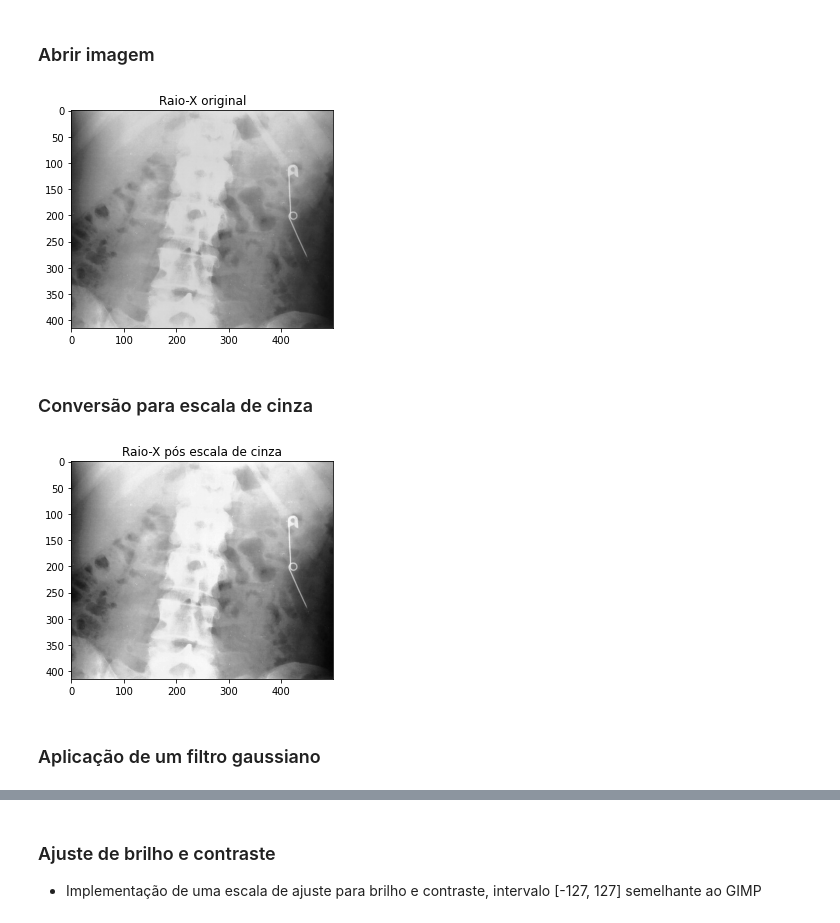
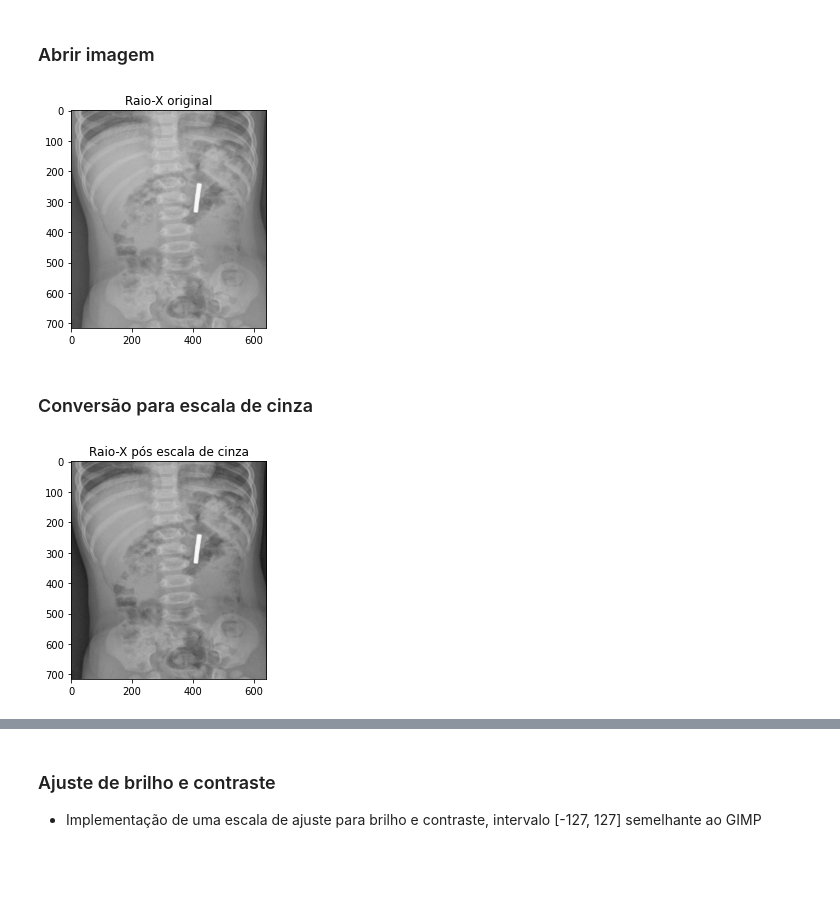
Before and after one commit to Luiz-Cordeiro/Projeto_Processamento_CG, a Jupyter notebook: ProjetoCG.ipynb, the cells around one changed output, grey strips where cells are left out. Cells and saved outputs as stored; diff of their text form; code cells hidden in the pictures; blank space fills up the shorter version.

Commit message:
modified: Gaussian filter removed

```diff
--- a/ProjetoCG.ipynb
+++ b/ProjetoCG.ipynb
@@ -10,14 +10,14 @@ import numpy as np
 # %%
 def loadImage(image: str):
     image = cv2.imread(image, cv2.IMREAD_COLOR) ## CHAVE ALTO CONSTRASTE
     return image
 
-loadedImage = loadImage("rx_1.png")
+loadedImage = loadImage("rx_4.png")
 plt.imshow(loadedImage)
 plt.title("Raio-X original")
 plt.show()
 # %% [output]
-[figure, old version]
+[figure, new version]
 # %% [markdown]
 ### Conversão para escala de cinza
 # %%
@@ -31,13 +31,5 @@ plt.gray()
 plt.imshow(grayImage)
 plt.title("Raio-X pós escala de cinza")
 plt.show()
-
-#cv2.imshow("Imagem", grayImage)
-#cv2.waitKey(0)
-
-#closing all open windows
-#cv2.destroyAllWindows()
 # %% [output]
-[figure, old version]
+[figure, new version]
-# %% [markdown]
-### Aplicação de um filtro gaussiano
```
Also changed, not shown: parts of 10 cells of this notebook, 2 other files.
